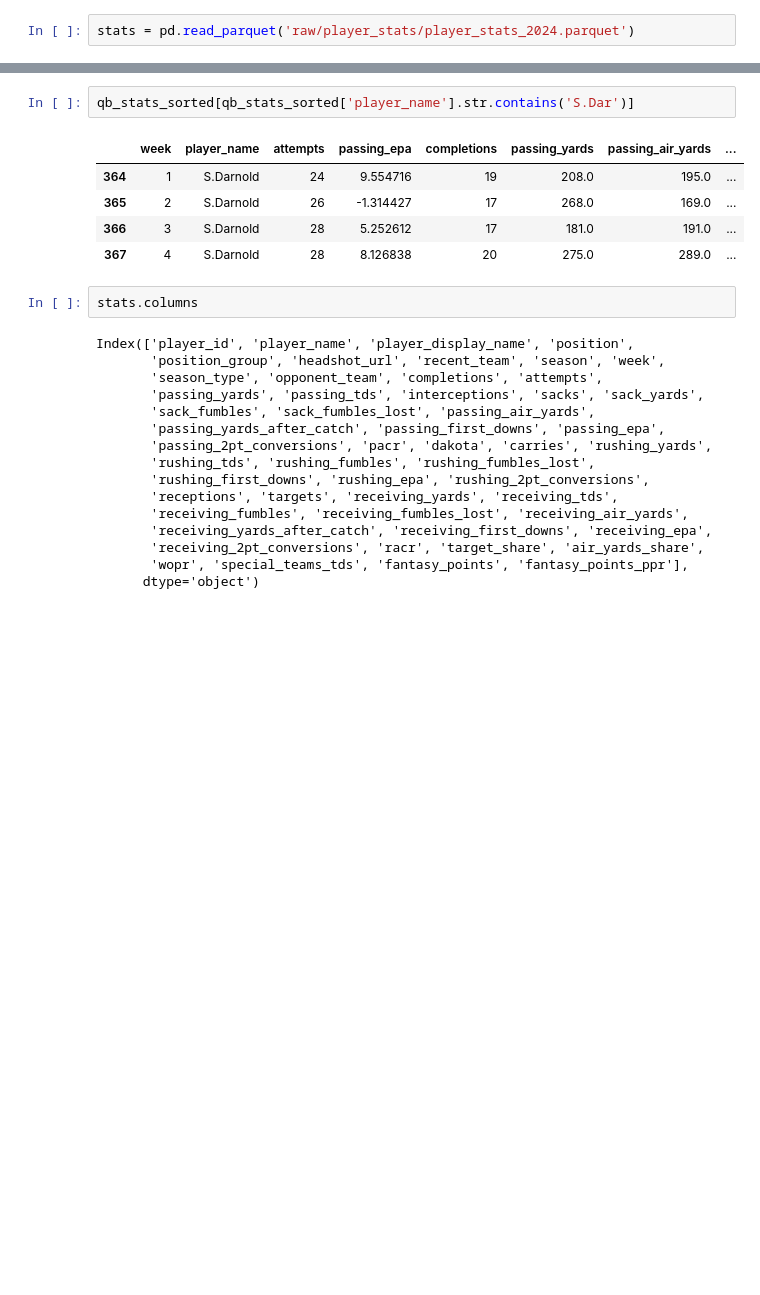
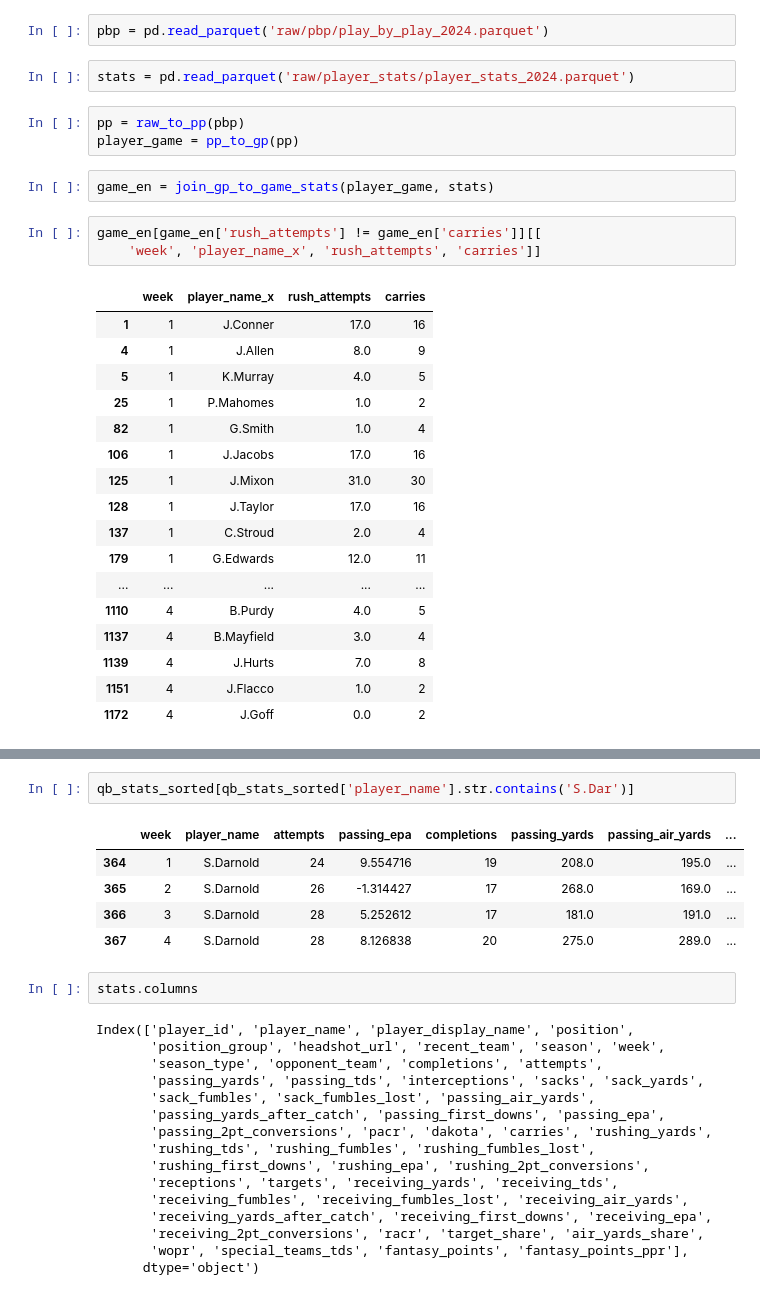
Before and after one commit to HelloHowAreYouHaveANiceDay/ff_page, a Jupyter notebook: data/snap_counts.ipynb, the cells around one changed output, grey strips where cells are left out. Cells and saved outputs as stored; diff of their text form; blank space fills up the shorter version.

```diff
--- a/data/snap_counts.ipynb
+++ b/data/snap_counts.ipynb
@@ -7,8 +8,36 @@ download_players()
 snap_count = pd.read_parquet('raw/snap_counts/snap_counts_2024.parquet')
 # %%
 players = pd.read_parquet('raw/players/players.parquet')
+# %%
+pbp = pd.read_parquet('raw/pbp/play_by_play_2024.parquet')
 # %%
 stats = pd.read_parquet('raw/player_stats/player_stats_2024.parquet')
+# %%
+pp = raw_to_pp(pbp)
+player_game = pp_to_gp(pp)
+# %%
+game_en = join_gp_to_game_stats(player_game, stats)
+# %%
+game_en[game_en['rush_attempts'] != game_en['carries']][[
+    'week', 'player_name_x', 'rush_attempts', 'carries']]
+# %% [output]
+|  | week | player_name_x | rush_attempts | carries |
+| 1 | 1 | J.Conner | 17.0 | 16 |
+| 4 | 1 | J.Allen | 8.0 | 9 |
+| 5 | 1 | K.Murray | 4.0 | 5 |
+| 25 | 1 | P.Mahomes | 1.0 | 2 |
+| 82 | 1 | G.Smith | 1.0 | 4 |
+| 106 | 1 | J.Jacobs | 17.0 | 16 |
+| 125 | 1 | J.Mixon | 31.0 | 30 |
+| 128 | 1 | J.Taylor | 17.0 | 16 |
+| 137 | 1 | C.Stroud | 2.0 | 4 |
+| 179 | 1 | G.Edwards | 12.0 | 11 |
+| ... | ... | ... | ... | ... |
+| 1110 | 4 | B.Purdy | 4.0 | 5 |
+| 1137 | 4 | B.Mayfield | 3.0 | 4 |
+| 1139 | 4 | J.Hurts | 7.0 | 8 |
+| 1151 | 4 | J.Flacco | 1.0 | 2 |
+| 1172 | 4 | J.Goff | 0.0 | 2 |
 # %%
 # player with the highest wopr
 qb_stats = stats[stats['position'] == 'QB'][[
```
Also changed, not shown: parts of 3 cells of this notebook, 14 other files.
